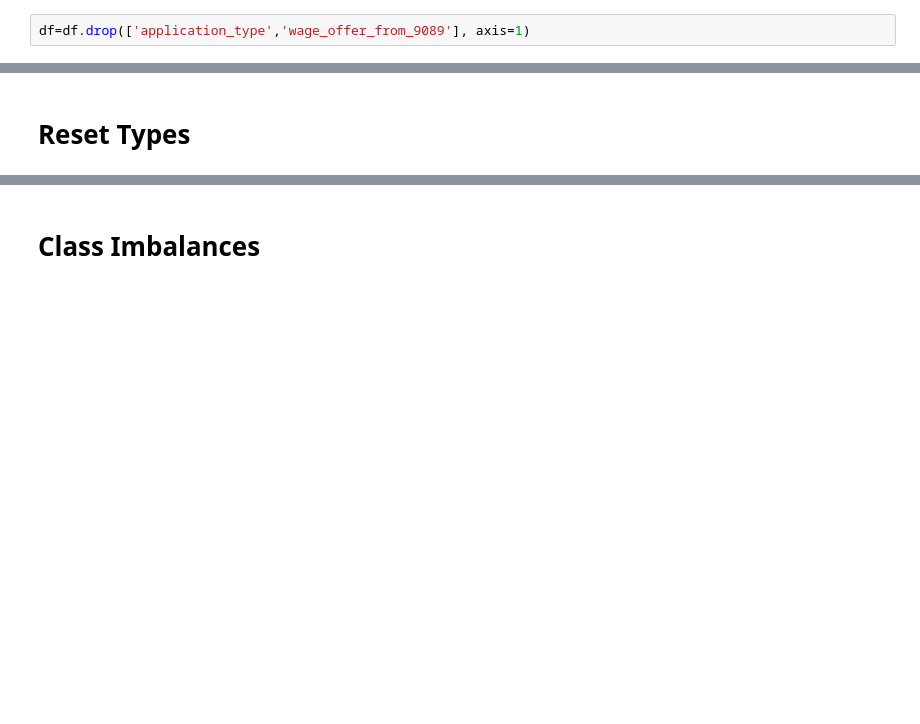
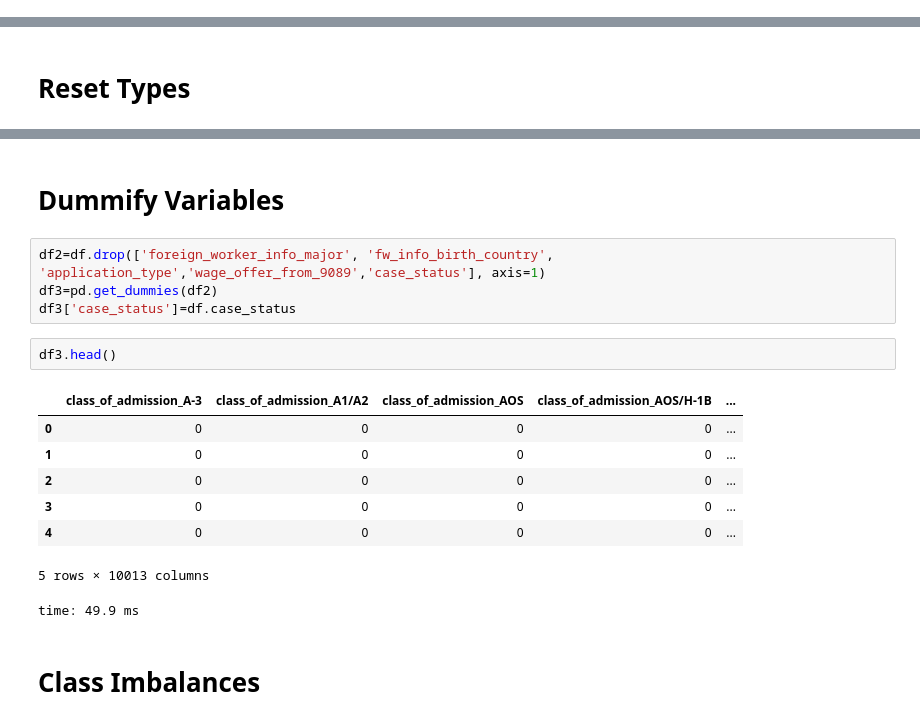
Before and after one commit to mayamadhavan/projects, a Jupyter notebook: project_mcnulty/data_cleaning_and_eda.ipynb, the cells around one changed output, grey strips where cells are left out. Saved outputs shown, nothing was run; the diff lists cells and outputs as text; blank space fills up the shorter version.

```diff
--- a/project_mcnulty/data_cleaning_and_eda.ipynb
+++ b/project_mcnulty/data_cleaning_and_eda.ipynb
@@ -280,4 +715,2 @@ df.isnull().sum()
-# %%
-df=df.drop(['application_type','wage_offer_from_9089'], axis=1)
 # %%
 df.isnull().sum()
@@ -293,3 +742,20 @@ df.isnull().sum()
+# %% [markdown]
+# Dummify Variables
+# %%
+df2=df.drop(['foreign_worker_info_major', 'fw_info_birth_country', 'application_type','wage_offer_from_9089','case_status'], axis=1)
+df3=pd.get_dummies(df2)
+df3['case_status']=df.case_status
+# %%
+df3.head()
+# %% [output]
+|  | class_of_admission_A-3 | class_of_admission_A1/A2 | class_of_admission_AOS | class_of_admission_AOS/H-1B | ... |
+| 0 | 0 | 0 | 0 | 0 | ... |
+| 1 | 0 | 0 | 0 | 0 | ... |
+| 2 | 0 | 0 | 0 | 0 | ... |
+| 3 | 0 | 0 | 0 | 0 | ... |
+| 4 | 0 | 0 | 0 | 0 | ... |
+5 rows × 10013 columns
+time: 49.9 ms
 # %% [markdown]
 # Class Imbalances
 # %% [markdown]
```
Also changed, not shown: parts of 61 cells of this notebook, 1 other file.
